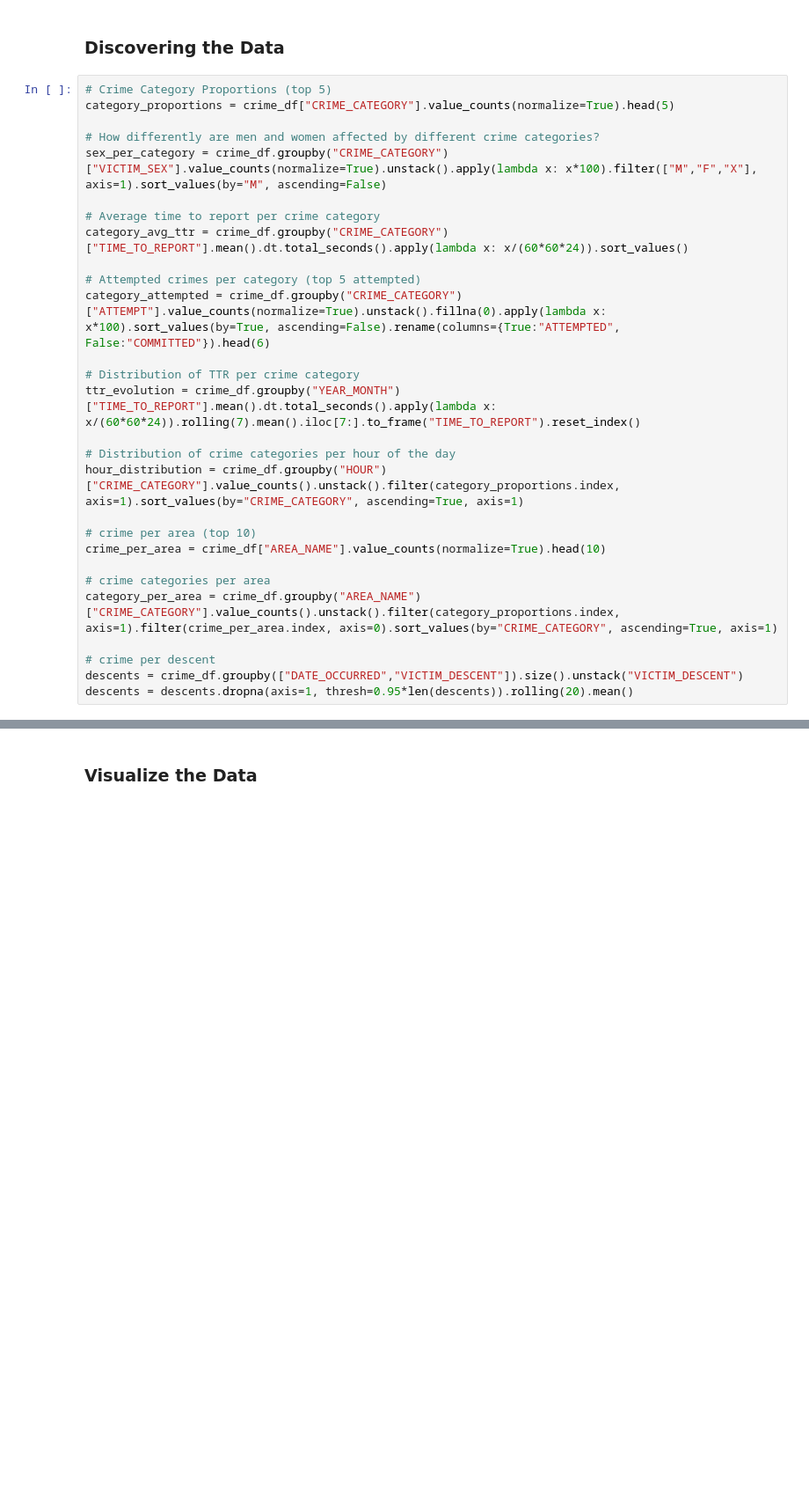
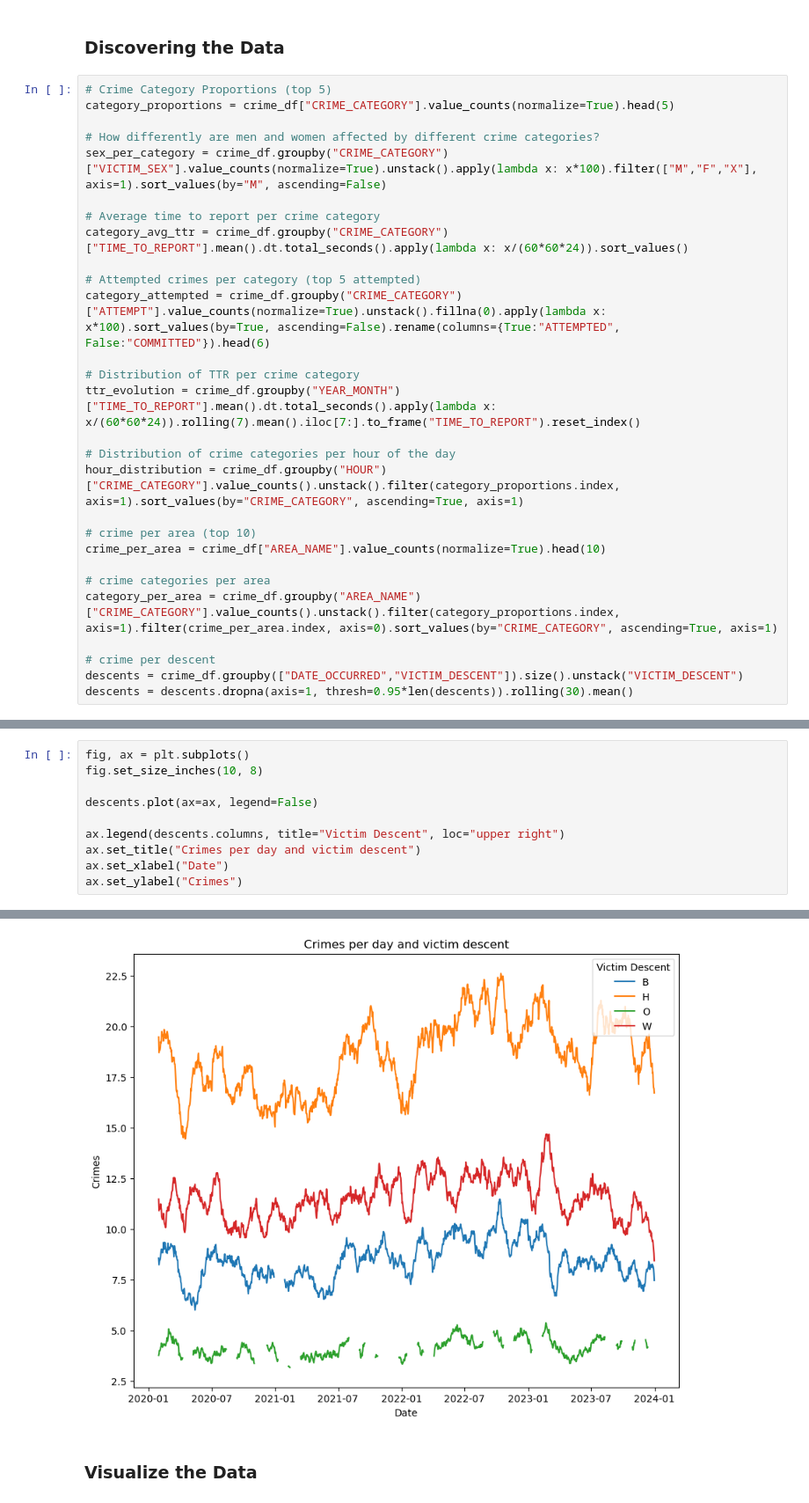
Before and after one commit to Samanbz/TAWiSE2425, a Jupyter notebook: main.ipynb, the cells around one changed output, grey strips where cells are left out. Shown at 88% size. Saved outputs shown, nothing was run; the diff lists cells and outputs as text; blank space fills up the shorter version.

```diff
--- a/main.ipynb
+++ b/main.ipynb
@@ -125,4 +127,4 @@ category_per_area = crime_df.groupby("AREA_NAME")["CRIME_CATEGORY"].value_counts
 
 # crime per descent
 descents = crime_df.groupby(["DATE_OCCURRED","VICTIM_DESCENT"]).size().unstack("VICTIM_DESCENT")
-descents = descents.dropna(axis=1, thresh=0.95*len(descents)).rolling(20).mean()
+descents = descents.dropna(axis=1, thresh=0.95*len(descents)).rolling(30).mean()
@@ -128,0 +144,11 @@ descents = descents.dropna(axis=1, thresh=0.95*len(descents)).rolling(20).mean()
+# %%
+fig, ax = plt.subplots()
+fig.set_size_inches(10, 8)
+
+descents.plot(ax=ax, legend=False)
+
+ax.legend(descents.columns, title="Victim Descent", loc="upper right")
+ax.set_title("Crimes per day and victim descent")
+ax.set_xlabel("Date")
+ax.set_ylabel("Crimes")
+# %% [output]
@@ -129,3 +156,4 @@ descents = descents.dropna(axis=1, thresh=0.95*len(descents)).rolling(20).mean()
+[figure, added]
 # %% [markdown]
 ### Visualize the Data
 # %%
```
Also changed, not shown: parts of 12 cells of this notebook, 2 other files.
